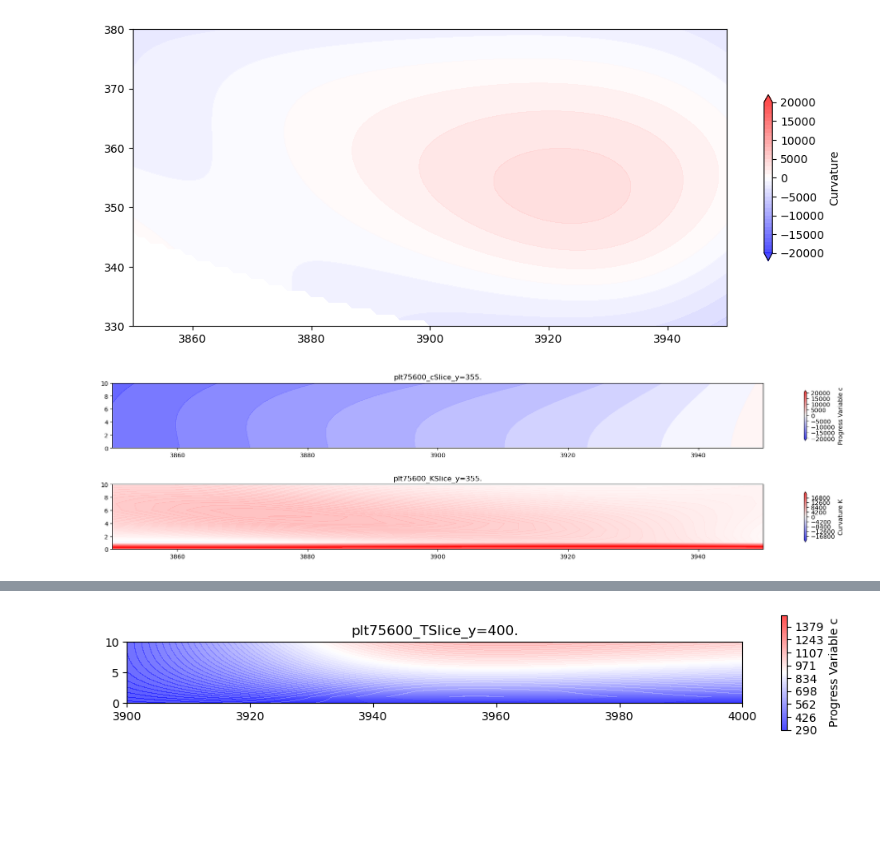
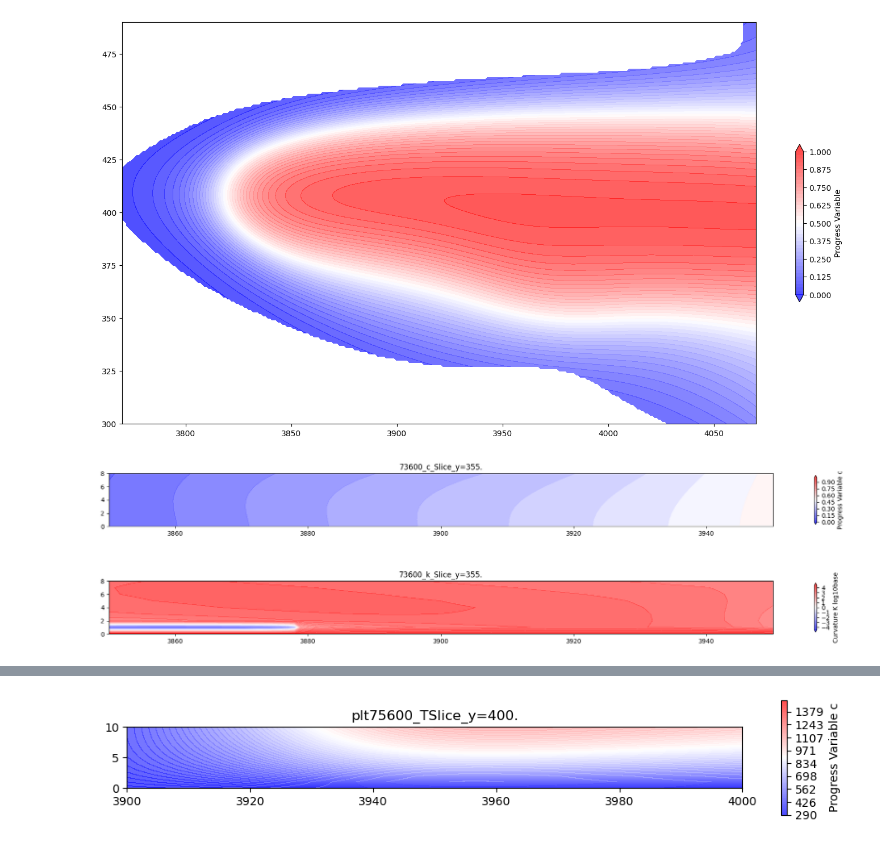
Before and after one commit to potatoslc/analysis_code, a Jupyter notebook: Sd_check.ipynb, the cells around one changed output, grey strips where cells are left out. Drawn from its saved outputs; the diff is of its cells as text; code cells hidden in the pictures; blank space fills up the shorter version.

```diff
--- a/Sd_check.ipynb
+++ b/Sd_check.ipynb
@@ -6,6 +10,7 @@ import pandas as pd
 # %%
-d1 = '/home/u0890475/Downloads/amr4_curv_combtest/plt73800_curvature.csv'
+d1 = '/Users/potato/Downloads/plt73800_curvature.csv'
 df = pd.read_csv(d1)
 # %%
 df['c'] = 1- df['Y(H2)']/ 0.012181
+df['pn_log_k'] = np.sign(df['k'])*np.log10(np.abs(df['k']))
 # %%
@@ -17,28 +32,33 @@ Index(['x_grid', 'y_grid', 'z_grid', 'T', 'Q', 'P', 'rho', 'cp', 'Y(H2)',
 # %%
-df2 = df[(df['x_grid']>=3850) & (df['x_grid']<=3950) &(df['y_grid']>=330) &(df['y_grid']<=380) &(df['z_grid']==1)]
+df2 = df[(df['x_grid']>=3770) & (df['x_grid']<=4070) &(df['y_grid']>=300) &(df['y_grid']<=490) &(df['z_grid']==1)]
+#df2= df.copy()
 divu_grid=df2.pivot_table(
     index='y_grid',
     columns='x_grid',
-    values='k',
+    values='c',
     aggfunc='median',
 )
-levels=np.linspace(-20000,20000,41,)
-vmin=-20000
-vmax=20000
+vmin=0
+vmax=1
+levels=np.linspace(vmin,vmax,41,)
+
 X=divu_grid.columns.values
 Y=divu_grid.index.values
 Z=divu_grid.values
-fig,ax = plt.subplots(figsize=(12,9))
+fig,ax = plt.subplots(figsize=(18,12))
 ax.set_aspect('equal')
 cf=ax.contourf(X,Y,Z,levels=levels,cmap='bwr',vmin=vmin,vmax=vmax, alpha=0.7 ,extend='both')
-cbar =plt.colorbar(cf,shrink=0.3,ax=ax,label='Curvature')
+cbar =plt.colorbar(cf,shrink=0.3,ax=ax,label='Progress Variable')
+plt.savefig('plt73800_c_slice_z=1.png')
 # %% [output]
-[figure, old version]
+[figure, new version]
 # %%
 yslice = 355
 xleft = 3850
 xright= 3950
-df_slice = df[(df['y_grid']==yslice ) & (df['z_grid']<=10)  & (df['x_grid']>=xleft) & (df['x_grid']<=xright)  ]
+pltname = 73600
+df_slice = df[(df['y_grid']==yslice ) & (df['z_grid']<=8)  & (df['x_grid']>=xleft) & (df['x_grid']<=xright)  ]
+
 slicec_grid=df_slice.pivot_table(
     index='z_grid',
     columns='x_grid',
@@ -55,19 +75,19 @@ Zc=slicec_grid.values
 
 fig,ax = plt.subplots(2,1,figsize=(24,6))
 ax[0].set_aspect('equal')
-ax[0].set_title(f'plt75600_cSlice_y={yslice}.')
+ax[0].set_title(f'{pltname}_c_Slice_y={yslice}.')
 cbar =plt.colorbar(cf,shrink=0.5,ax=ax[0],label='Progress Variable c')
-vkmin=-20000
-vkmax= 20000
-levels2=np.linspace(vkmin,vkmax,201)
+
 cf=ax[0].contourf(X,Y,Zc,levels=levels1,cmap='bwr',vmin=vmin,vmax=vmax, alpha=0.7,extend='both' )
 
 
-
+vkmin=-4.5
+vkmax= 4.5
+levels2=np.linspace(vkmin,vkmax,37)
 slicek_grid=df_slice.pivot_table(
     index='z_grid',
     columns='x_grid',
-    values='k',
+    values='pn_log_k',
     aggfunc='median',
 )
 X=slicek_grid.columns.values
@@ -76,14 +96,29 @@ Zk=slicek_grid.values
 
 cf1=ax[1].contourf(X,Y,Zk,levels=levels2,cmap='bwr',vmin=vkmin,vmax=vkmax, alpha=0.7,extend= 'both' )
 ax[1].set_aspect('equal')
-ax[1].set_title(f'plt75600_KSlice_y={yslice}.')
+ax[1].set_title(f'{pltname}_k_Slice_y={yslice}.')
 
-cbar2 =plt.colorbar(cf1,shrink=0.5,ax=ax[1],label='Curvature K')
+cbar2 =plt.colorbar(cf1,shrink=0.5,ax=ax[1],label='Curvature K log10base')
+colors = [
+    "#f0f0f0",  # 1
+    "#d9d9d9",  # 2
+    "#bdbdbd",  # 3
+    "#969696",  # 4
+    "#737373",  # 5
+    "#525252",  # 6
+    "#404040",  # 7
+    "#252525",  # 8
+    "#000000",  # 9
+]
+for i in range(1,10,1):
+    curr_c = 0.1*i
+    df_temp = df_slice[df_slice['c']>=curr_c]
+    df_minx = df_minx = (df.groupby('z_grid', as_index=False)['x_grid'].min().rename(columns={'x_grid': 'min_x_grid'}))
+    ax.plot(df_minx['min_x_grid'],df_minx['z_grid'],label=f'c={curr_c}', color=colors[i])
 
+fig.subplots_adjust(hspace=0.1)
 
-fig.subplots_adjust(hspace=0.007)
-
-#plt.savefig(f'/home/u0890475/Documents/SW_analysis_result/amr4/curvature/plt75600_c_slice_y={yslice}.png',dpi=300)
+#plt.savefig(f'{pltname}_ck_slice_y={yslice}.png',dpi=300)
 # %% [output]
-[figure, old version]
+[figure, new version]
 # %%
```
Also changed, not shown: parts of 3 cells of this notebook.
